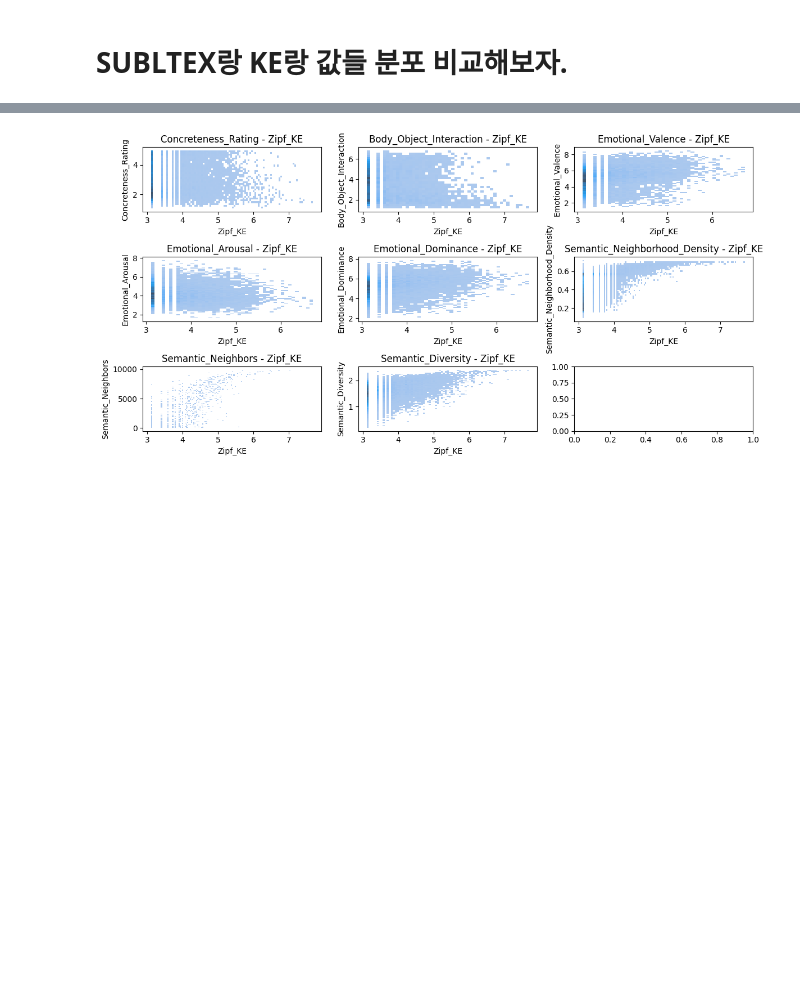
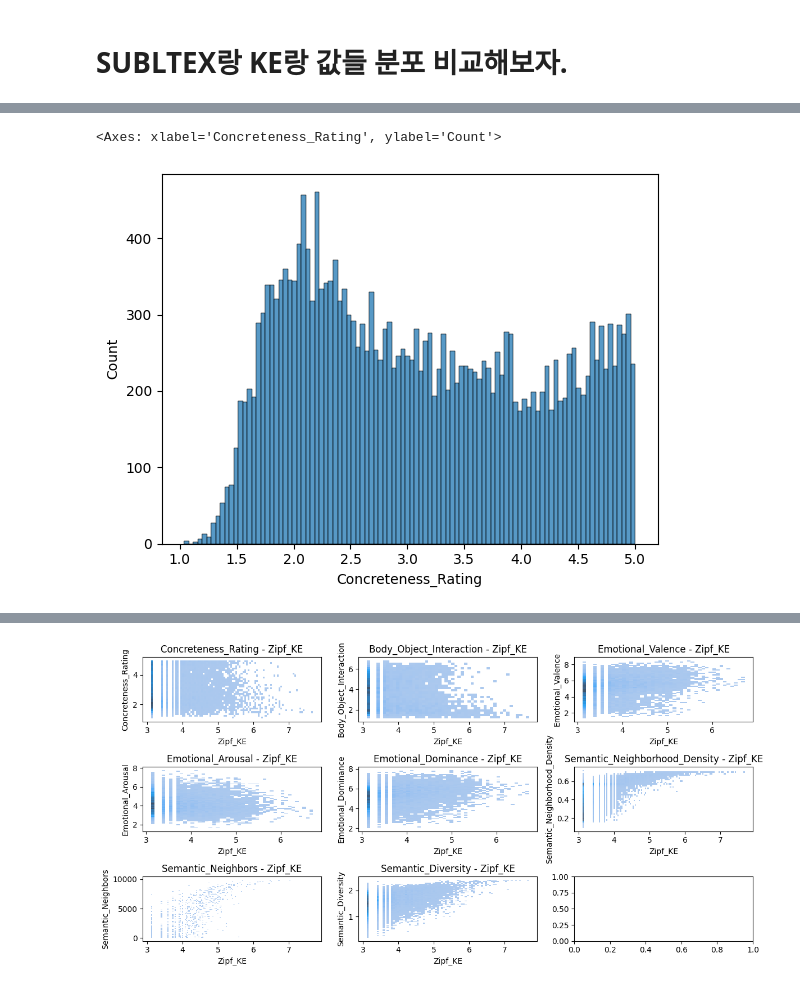
Before and after one commit to irregular6612/english-corpus-comparison, a Jupyter notebook: src/notebooks/value-distribution-analysis.ipynb, the cells around one changed output, grey strips where cells are left out. Cells and saved outputs as stored; diff of their text form; code cells hidden in the pictures; blank space fills up the shorter version.

```diff
--- a/src/notebooks/value-distribution-analysis.ipynb
+++ b/src/notebooks/value-distribution-analysis.ipynb
@@ -216,4 +222,10 @@ def create_multi_3d_histogram_surface(df, x_cols, y_col, bins_x=20, bins_y=20):
 # %%
 create_multi_3d_histogram_surface(KE_E_final_df, x_cols = ['Zipf_KE', 'Zipf_KF', 'Zipf_SUBTLEX'], y_col = 'Body_Object_Interaction', bins_x=20, bins_y=20)
+# %%
+# 전체적으로 보면, E-lexicon에 잇는 BOI 들의 빈도 분포.
+sns.histplot(data=KE_E_final_df, x='Concreteness_Rating', bins=100)
+# %% [output]
+<Axes: xlabel='Concreteness_Rating', ylabel='Count'>
+[figure, added]
 # %%
 create_multi_3d_histogram_surface(KE_E_final_df, x_cols = ['Zipf_KE', 'Zipf_KF', 'Zipf_SUBTLEX'], y_col = 'Concreteness_Rating', bins_x=20, bins_y=20)
```
Also changed, not shown: parts of 4 cells of this notebook, 1 other file.
